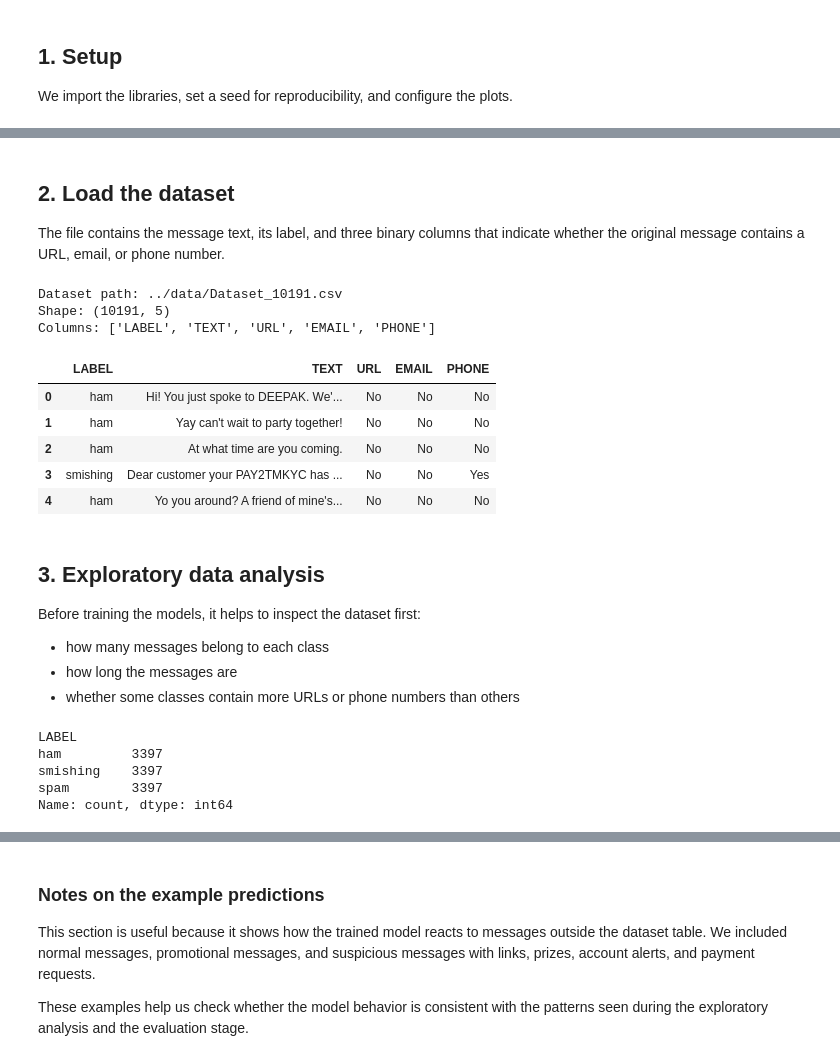
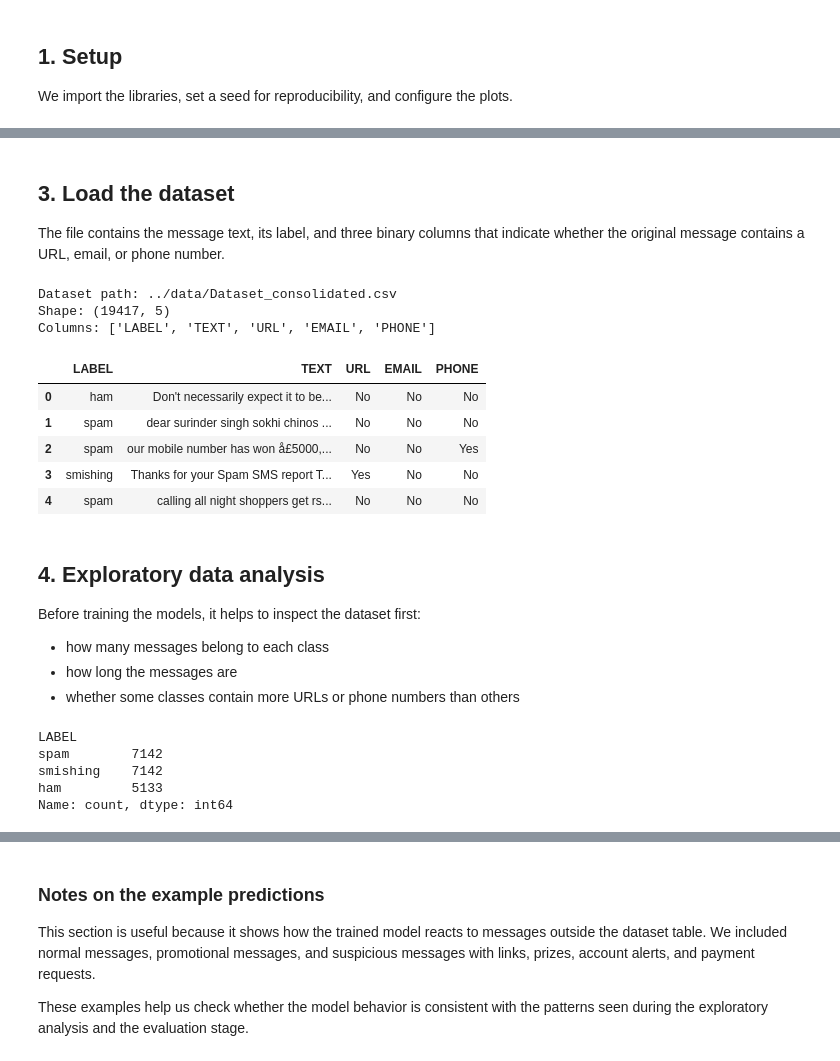
Before and after one commit to GabrielEdid/Proyecto_IA_8vo, a Jupyter notebook: notebooks/sms_classification.ipynb, the cells around one changed output, grey strips where cells are left out. Saved outputs shown, nothing was run; the diff lists cells and outputs as text; code cells hidden in the pictures.

```diff
--- a/notebooks/sms_classification.ipynb
+++ b/notebooks/sms_classification.ipynb
@@ -67,41 +225,41 @@ plt.rcParams['figure.dpi'] = 110
 # %% [markdown]
-## 2. Load the dataset
+## 3. Load the dataset
 
 The file contains the message text, its label, and three binary columns that indicate whether the original message contains a URL, email, or phone number.
 # %%
 possible_paths = [
-    Path('../data/Dataset_10191.csv'),
-    Path('data/Dataset_10191.csv'),
+    Path('../data/Dataset_consolidated.csv'),
+    Path('data/Dataset_consolidated.csv'),
 ] # depending on how you run the notebook, the dataset relative loation may be different
 
 DATA_PATH = None
 for candidate in possible_paths:
     if candidate.exists():
         DATA_PATH = candidate
         break
 
 if DATA_PATH is None:
-    raise FileNotFoundError('Dataset_10191.csv was not found.')
+    raise FileNotFoundError('Dataset_consolidated.csv was not found.')
 
 # Read the CSV file into a pandas DataFrame.
 df = pd.read_csv(DATA_PATH)
 
 print('Dataset path:', DATA_PATH)
 print('Shape:', df.shape)
 print('Columns:', list(df.columns))
 df.head()
 # %% [output]
-Dataset path: ../data/Dataset_10191.csv
-Shape: (10191, 5)
+Dataset path: ../data/Dataset_consolidated.csv
+Shape: (19417, 5)
 Columns: ['LABEL', 'TEXT', 'URL', 'EMAIL', 'PHONE']
 |  | LABEL | TEXT | URL | EMAIL | PHONE |
-| 0 | ham | Hi! You just spoke to DEEPAK. We'... | No | No | No |
-| 1 | ham | Yay can't wait to party together! | No | No | No |
-| 2 | ham | At what time are you coming. | No | No | No |
-| 3 | smishing | Dear customer your PAY2TMKYC has ... | No | No | Yes |
-| 4 | ham | Yo you around? A friend of mine's... | No | No | No |
+| 0 | ham | Don't necessarily expect it to be... | No | No | No |
+| 1 | spam | dear surinder singh sokhi chinos ... | No | No | No |
+| 2 | spam | our mobile number has won å£5000,... | No | No | Yes |
+| 3 | smishing | Thanks for your Spam SMS report T... | Yes | No | No |
+| 4 | spam | calling all night shoppers get rs... | No | No | No |
 # %% [markdown]
-## 3. Exploratory data analysis
+## 4. Exploratory data analysis
 
 Before training the models, it helps to inspect the dataset first:
 - how many messages belong to each class
@@ -111,9 +269,9 @@ Before training the models, it helps to inspect the dataset first:
 print(df['LABEL'].value_counts())
 # %% [output]
 LABEL
-ham         3397
-smishing    3397
-spam        3397
+spam        7142
+smishing    7142
+ham         5133
 Name: count, dtype: int64
 # %%
 df['message_length'] = df['TEXT'].str.len()
```
Also changed, not shown: parts of 22 cells of this notebook, 7 other files.
